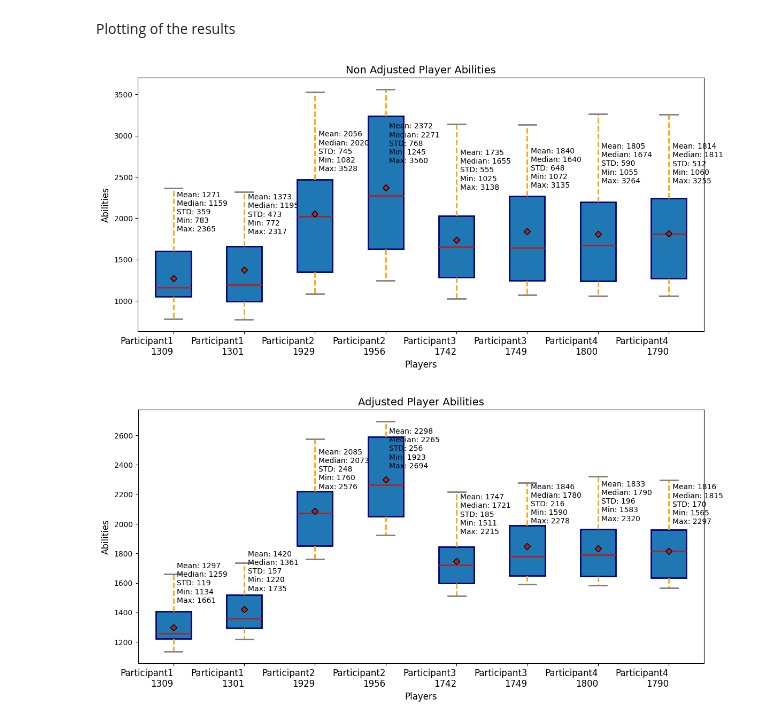
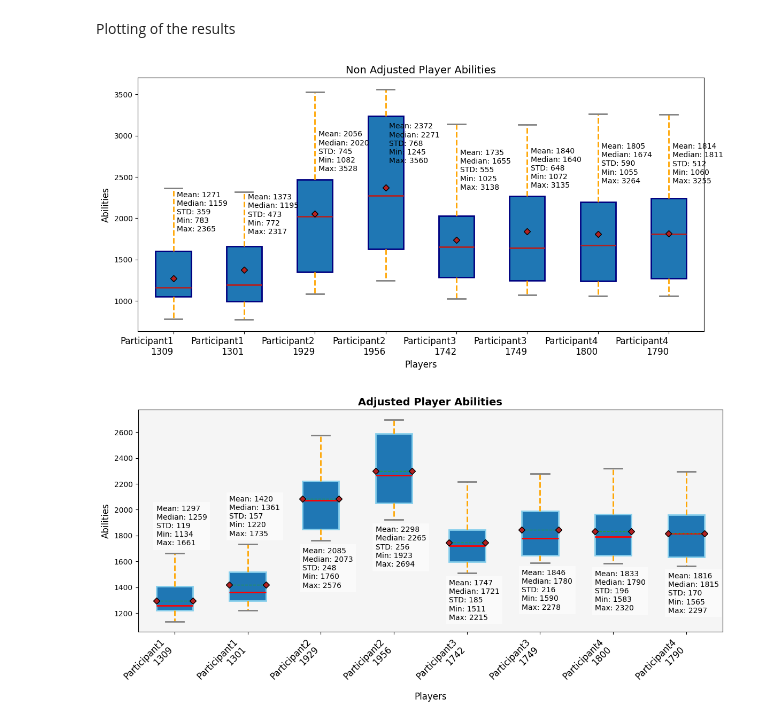
Before and after one commit to Luca-Sander/Bachelor-MIRT-Chess, a Jupyter notebook: Stats.ipynb, the cells around one changed output. Cells and saved outputs as stored; diff of their text form; code cells hidden in the pictures.

Commit message:
Changed the plots for pre and post data for better readability

```diff
--- a/Stats.ipynb
+++ b/Stats.ipynb
@@ -281,46 +282,53 @@ SECOND PLOT
 '''
 
 plt.figure(figsize=(12, 6))
-boxprops = dict(linestyle='-', linewidth=2, color='navy')
+boxprops = dict(linestyle='-', linewidth=2, color='skyblue')
 whiskerprops = dict(linestyle='--', linewidth=2, color='orange')
-medianprops = dict(linestyle='-', linewidth=2, color='firebrick')
+medianprops = dict(linestyle='-', linewidth=2, color='red')
 capprops = dict(linestyle='-', linewidth=2, color='grey')
-flierprops = dict(marker='o', markerfacecolor='green', markersize=8, linestyle='none')
+flierprops = dict(marker='o', markerfacecolor='green', markersize=12, linestyle='none')
 meanpointprops = dict(marker='D', markeredgecolor='black', markerfacecolor='firebrick')
 
 combined_labels = [f'{name}\n{rating}' for name, rating in zip(playerNames, previousPlayerRatings)]
 
 # Create the boxplot
-bp = plt.boxplot(playerAbilities,
-                 patch_artist=True, showmeans=True,
+bp = plt.boxplot(playerAbilities, patch_artist=True, showmeans=True, meanline=True,
                  boxprops=boxprops, whiskerprops=whiskerprops,
                  medianprops=medianprops, capprops=capprops,
                  flierprops=flierprops, meanprops=meanpointprops)
 
-plt.xticks(range(1, len(playerNames) + 1), combined_labels, rotation=0, fontsize=12, ha='right')
+plt.xticks(range(1, len(playerNames) + 1), combined_labels, rotation=45, fontsize=12, ha='right')
 plt.yticks(fontsize=10)
+plt.gca().set_facecolor('whitesmoke')
 
 # Calculate means and annotate the plot
 for j, abilities in enumerate(playerAbilities):
     mean_val = (int) (np.mean(abilities))
     std_val = (int) (np.std(abilities))
     min_val = (int) (np.min(abilities))
     max_val = (int) (np.max(abilities))
     median_val = (int) (np.median(abilities))
 
     # Plot the mean
     plt.scatter(j+1, mean_val, color='darkgreen', marker='o')
 
-    # Annotate Mean, STD, Min, and Max to the right of the boxplot
-    plt.text(j+1.05, (min_val + max_val) / 2 + 200,
+    # Adjust text position based on the box index
+    if j < 2:  # For the first two
+        text_y = max_val + 50  # Position above the plot
+        va = 'bottom'
+    else:  # For the rest
+        text_y = min_val - 50  # Position below the plot
+        va = 'top'
+
+    plt.text(j+0.75, text_y,
              f'Mean: {mean_val}\nMedian: {median_val}\nSTD: {std_val}\nMin: {min_val}\nMax: {max_val}',
-             ha='left', va='center', fontsize=10, color='black')
+             ha='left', va=va, fontsize=10, color='black', bbox=dict(facecolor='white', alpha=0.5, edgecolor='none'))
 
 plt.xlabel('Players', fontsize=12)
 plt.ylabel('Abilities', fontsize=12)
-plt.title('Adjusted Player Abilities', fontsize=14)
-plt.tight_layout()  # Adjust layout to fit everything neatly
+plt.title('Adjusted Player Abilities', fontsize=14, fontweight='bold')
+plt.tight_layout()
 plt.show()
 # %% [output]
 [figure]
-[figure, old version]
+[figure, new version]
```
Also changed, not shown: parts of 1 cell of this notebook.
